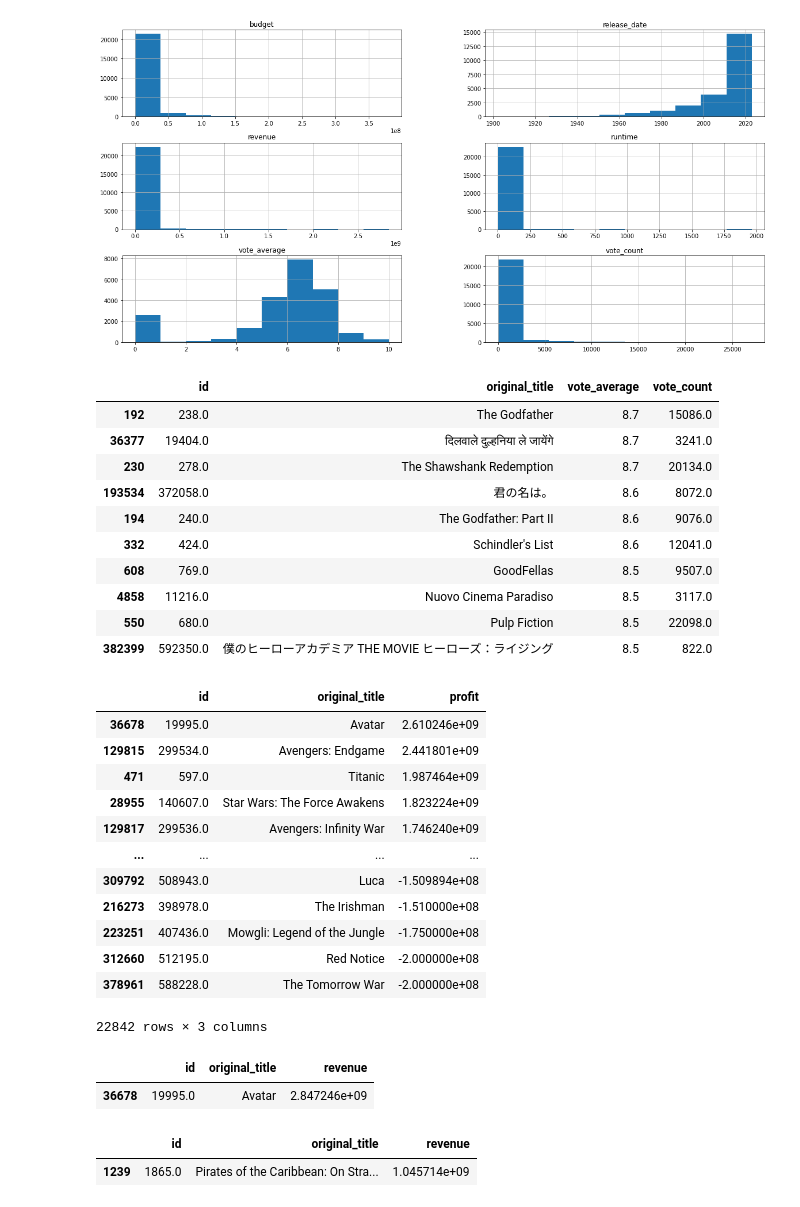
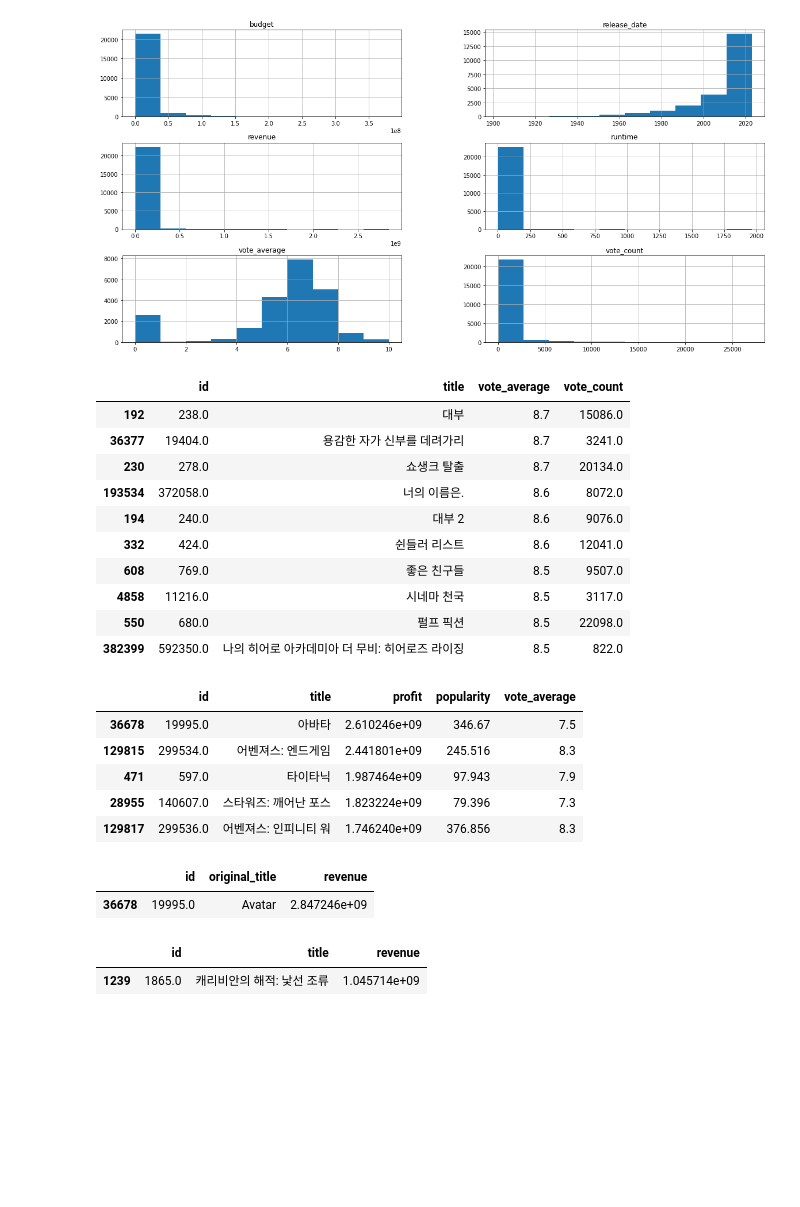
Before and after one commit to seonghun0/project-team3-data, a Jupyter notebook: scripts/EDA_movie_data3.ipynb, the cells around one changed output. Cells and saved outputs as stored; diff of their text form; code cells hidden in the pictures; blank space fills up the shorter version.

```diff
--- a/scripts/EDA_movie_data3.ipynb
+++ b/scripts/EDA_movie_data3.ipynb
@@ -271,42 +235,39 @@ array([[<AxesSubplot:title={'center':'budget'}>,
         <AxesSubplot:title={'center':'vote_count'}>]], dtype=object)
 [figure]
 # %%
-# Q1. vote count가 533개 이상인 영화 중 평점이 가장 높은 영화는?
+#### vote_average ###
+
+# Q1. vote count가 533(vote_count 평균)개 이상인 영화 중 평점이 가장 높은 영화는?
 high_vote=movies3_df.sort_values(by='vote_average',ascending=False)
 high_vote=high_vote[high_vote.vote_count>533]
-high_vote[['id','original_title','vote_average','vote_count']].head(10)
+high_vote[['id','title','vote_average','vote_count']].head(10)
 # %% [output]
-|  | id | original_title | vote_average | vote_count |
-| 192 | 238.0 | The Godfather | 8.7 | 15086.0 |
-| 36377 | 19404.0 | दिलवाले दुल्हनिया ले जायेंगे | 8.7 | 3241.0 |
-| 230 | 278.0 | The Shawshank Redemption | 8.7 | 20134.0 |
-| 193534 | 372058.0 | 君の名は。 | 8.6 | 8072.0 |
-| 194 | 240.0 | The Godfather: Part II | 8.6 | 9076.0 |
-| 332 | 424.0 | Schindler's List | 8.6 | 12041.0 |
-| 608 | 769.0 | GoodFellas | 8.5 | 9507.0 |
-| 4858 | 11216.0 | Nuovo Cinema Paradiso | 8.5 | 3117.0 |
-| 550 | 680.0 | Pulp Fiction | 8.5 | 22098.0 |
-| 382399 | 592350.0 | 僕のヒーローアカデミア THE MOVIE ヒーローズ：ライジング | 8.5 | 822.0 |
+|  | id | title | vote_average | vote_count |
+| 192 | 238.0 | 대부 | 8.7 | 15086.0 |
+| 36377 | 19404.0 | 용감한 자가 신부를 데려가리 | 8.7 | 3241.0 |
+| 230 | 278.0 | 쇼생크 탈출 | 8.7 | 20134.0 |
+| 193534 | 372058.0 | 너의 이름은. | 8.6 | 8072.0 |
+| 194 | 240.0 | 대부 2 | 8.6 | 9076.0 |
+| 332 | 424.0 | 쉰들러 리스트 | 8.6 | 12041.0 |
+| 608 | 769.0 | 좋은 친구들 | 8.5 | 9507.0 |
+| 4858 | 11216.0 | 시네마 천국 | 8.5 | 3117.0 |
+| 550 | 680.0 | 펄프 픽션 | 8.5 | 22098.0 |
+| 382399 | 592350.0 | 나의 히어로 아카데미아 더 무비: 히어로즈 라이징 | 8.5 | 822.0 |
 # %%
+#### revenue, budget, profit ###
+
 # Q2. Which Movie Has The Highest Or Lowest Profit? Top 10 movies which earn highest profit?
 
 movies3_df['profit'] = movies3_df.revenue - movies3_df.budget
 high_profit=movies3_df.sort_values(by="profit", ascending=False)
-high_profit[['id','original_title','profit']]
+high_profit[['id','title','profit','popularity','vote_average']].head(5)
 # %% [output]
-|  | id | original_title | profit |
-| 36678 | 19995.0 | Avatar | 2.610246e+09 |
-| 129815 | 299534.0 | Avengers: Endgame | 2.441801e+09 |
-| 471 | 597.0 | Titanic | 1.987464e+09 |
-| 28955 | 140607.0 | Star Wars: The Force Awakens | 1.823224e+09 |
-| 129817 | 299536.0 | Avengers: Infinity War | 1.746240e+09 |
-| ... | ... | ... | ... |
-| 309792 | 508943.0 | Luca | -1.509894e+08 |
-| 216273 | 398978.0 | The Irishman | -1.510000e+08 |
-| 223251 | 407436.0 | Mowgli: Legend of the Jungle | -1.750000e+08 |
-| 312660 | 512195.0 | Red Notice | -2.000000e+08 |
-| 378961 | 588228.0 | The Tomorrow War | -2.000000e+08 |
+|  | id | title | profit | popularity | vote_average |
+| 36678 | 19995.0 | 아바타 | 2.610246e+09 | 346.67 | 7.5 |
+| 129815 | 299534.0 | 어벤져스: 엔드게임 | 2.441801e+09 | 245.516 | 8.3 |
+| 471 | 597.0 | 타이타닉 | 1.987464e+09 | 97.943 | 7.9 |
+| 28955 | 140607.0 | 스타워즈: 깨어난 포스 | 1.823224e+09 | 79.396 | 7.3 |
+| 129817 | 299536.0 | 어벤져스: 인피니티 워 | 1.746240e+09 | 376.856 | 8.3 |
-22842 rows × 3 columns
 # %%
 # revenue이 가장 높은 영화
 high_revenue=movies3_df.sort_values(by='revenue', ascending = False)
@@ -318,7 +279,7 @@ high_revenue[['id', 'original_title','revenue']].head(1)
 # %%
 # budget이 가장 높은 영화
 high_budget=movies3_df.sort_values(by='budget', ascending = False)
-high_budget[['id', 'original_title','revenue']].head(1)
+high_budget[['id', 'title','revenue']].head(1)
 # %% [output]
-|  | id | original_title | revenue |
-| 1239 | 1865.0 | Pirates of the Caribbean: On Stra... | 1.045714e+09 |
+|  | id | title | revenue |
+| 1239 | 1865.0 | 캐리비안의 해적: 낯선 조류 | 1.045714e+09 |
```
Also changed, not shown: parts of 26 cells of this notebook, 6 other files.
